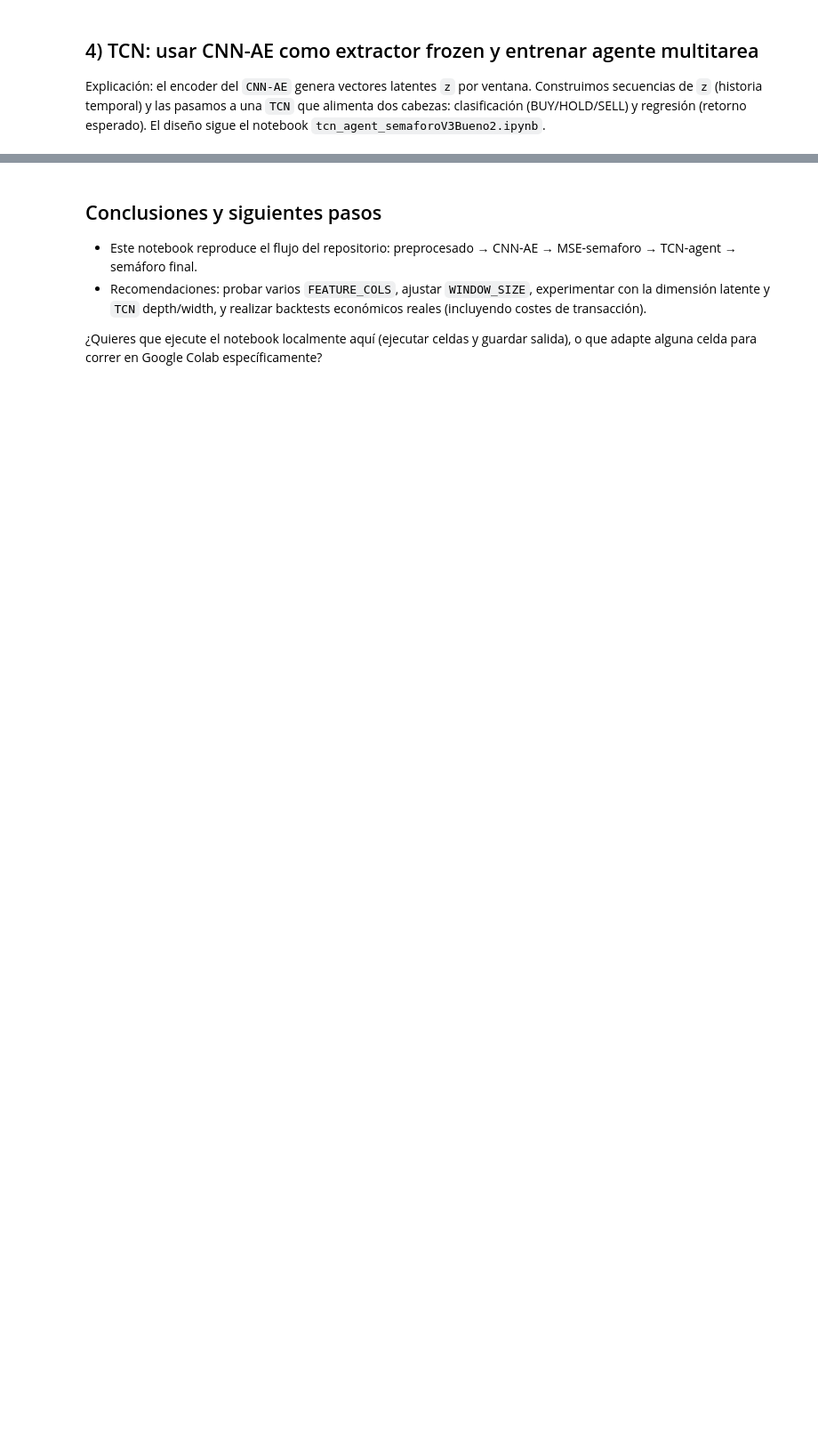
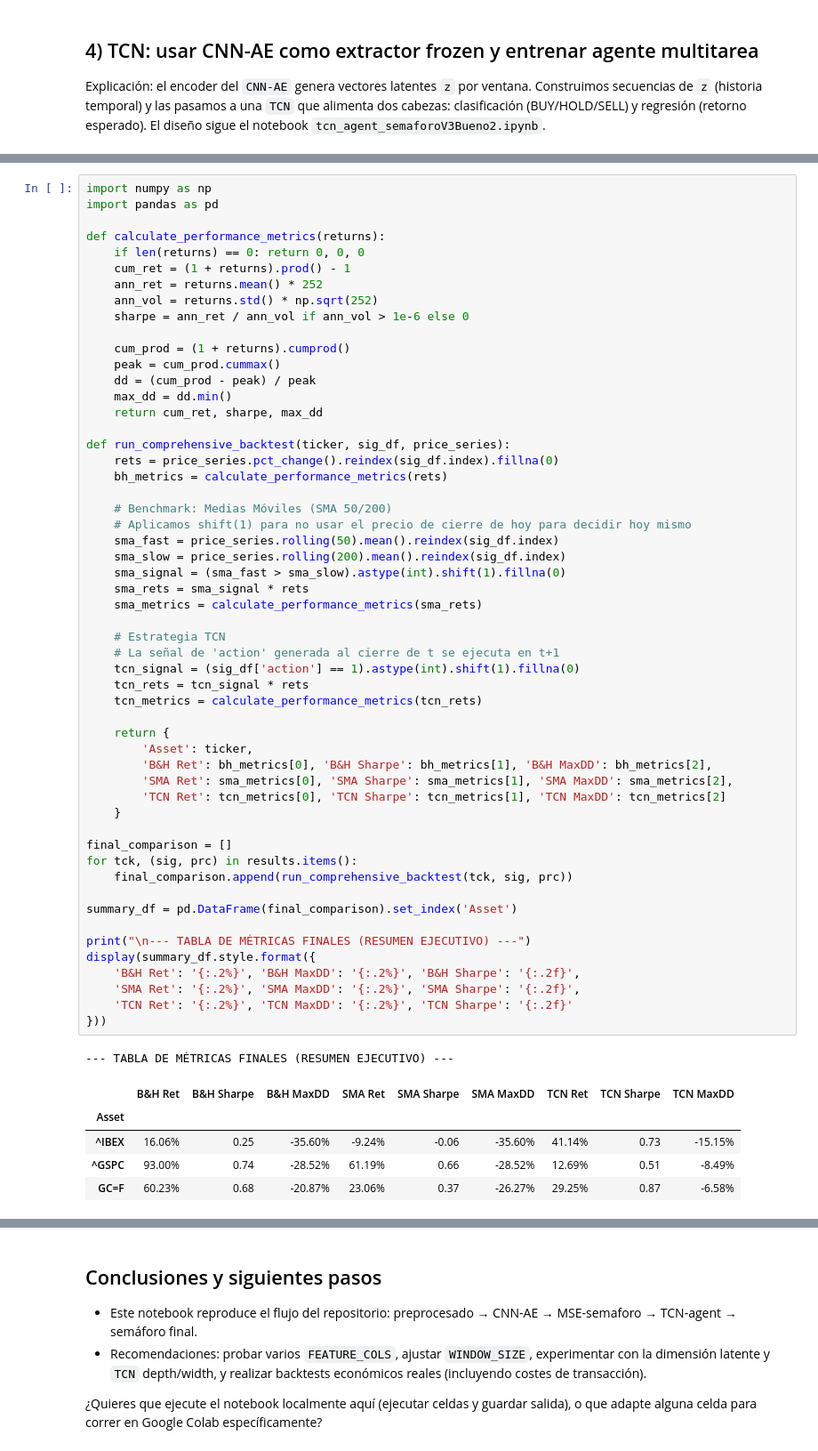
Before and after one commit to cperezg01/TFE, a Jupyter notebook: notebooks/end_to_end_pipeline.ipynb, the cells around one changed output, grey strips where cells are left out. Shown at 89% size. Drawn from its saved outputs; the diff is of its cells as text; blank space fills up the shorter version.

```diff
--- a/notebooks/end_to_end_pipeline.ipynb
+++ b/notebooks/end_to_end_pipeline.ipynb
@@ -338,0 +570,61 @@ plot_semaforo(signals_f, df_full['Close'].loc[test_df.index], title='Semáforo f
+# %%
+import numpy as np
+import pandas as pd
+
+def calculate_performance_metrics(returns):
+    if len(returns) == 0: return 0, 0, 0
+    cum_ret = (1 + returns).prod() - 1
+    ann_ret = returns.mean() * 252
+    ann_vol = returns.std() * np.sqrt(252)
+    sharpe = ann_ret / ann_vol if ann_vol > 1e-6 else 0
+
+    cum_prod = (1 + returns).cumprod()
+    peak = cum_prod.cummax()
+    dd = (cum_prod - peak) / peak
+    max_dd = dd.min()
+    return cum_ret, sharpe, max_dd
+
+def run_comprehensive_backtest(ticker, sig_df, price_series):
+    rets = price_series.pct_change().reindex(sig_df.index).fillna(0)
+    bh_metrics = calculate_performance_metrics(rets)
+
+    # Benchmark: Medias Móviles (SMA 50/200)
+    # Aplicamos shift(1) para no usar el precio de cierre de hoy para decidir hoy mismo
+    sma_fast = price_series.rolling(50).mean().reindex(sig_df.index)
+    sma_slow = price_series.rolling(200).mean().reindex(sig_df.index)
+    sma_signal = (sma_fast > sma_slow).astype(int).shift(1).fillna(0)
+    sma_rets = sma_signal * rets
+    sma_metrics = calculate_performance_metrics(sma_rets)
+
+    # Estrategia TCN
+    # La señal de 'action' generada al cierre de t se ejecuta en t+1
+    tcn_signal = (sig_df['action'] == 1).astype(int).shift(1).fillna(0)
+    tcn_rets = tcn_signal * rets
+    tcn_metrics = calculate_performance_metrics(tcn_rets)
+
+    return {
+        'Asset': ticker,
+        'B&H Ret': bh_metrics[0], 'B&H Sharpe': bh_metrics[1], 'B&H MaxDD': bh_metrics[2],
+        'SMA Ret': sma_metrics[0], 'SMA Sharpe': sma_metrics[1], 'SMA MaxDD': sma_metrics[2],
+        'TCN Ret': tcn_metrics[0], 'TCN Sharpe': tcn_metrics[1], 'TCN MaxDD': tcn_metrics[2]
+    }
+
+final_comparison = []
+for tck, (sig, prc) in results.items():
+    final_comparison.append(run_comprehensive_backtest(tck, sig, prc))
+
+summary_df = pd.DataFrame(final_comparison).set_index('Asset')
+
+print("\n--- TABLA DE MÉTRICAS FINALES (RESUMEN EJECUTIVO) ---")
+display(summary_df.style.format({
+    'B&H Ret': '{:.2%}', 'B&H MaxDD': '{:.2%}', 'B&H Sharpe': '{:.2f}',
+    'SMA Ret': '{:.2%}', 'SMA MaxDD': '{:.2%}', 'SMA Sharpe': '{:.2f}',
+    'TCN Ret': '{:.2%}', 'TCN MaxDD': '{:.2%}', 'TCN Sharpe': '{:.2f}'
+}))
+# %% [output]
+--- TABLA DE MÉTRICAS FINALES (RESUMEN EJECUTIVO) ---
+|  | B&H Ret | B&H Sharpe | B&H MaxDD | SMA Ret | SMA Sharpe | SMA MaxDD | TCN Ret | TCN Sharpe | TCN MaxDD |
+| Asset |  |  |  |  |  |  |  |  |  |
+| ^IBEX | 16.06% | 0.25 | -35.60% | -9.24% | -0.06 | -35.60% | 41.14% | 0.73 | -15.15% |
+| ^GSPC | 93.00% | 0.74 | -28.52% | 61.19% | 0.66 | -28.52% | 12.69% | 0.51 | -8.49% |
+| GC=F | 60.23% | 0.68 | -20.87% | 23.06% | 0.37 | -26.27% | 29.25% | 0.87 | -6.58% |
```
Also changed, not shown: parts of 13 cells of this notebook.
